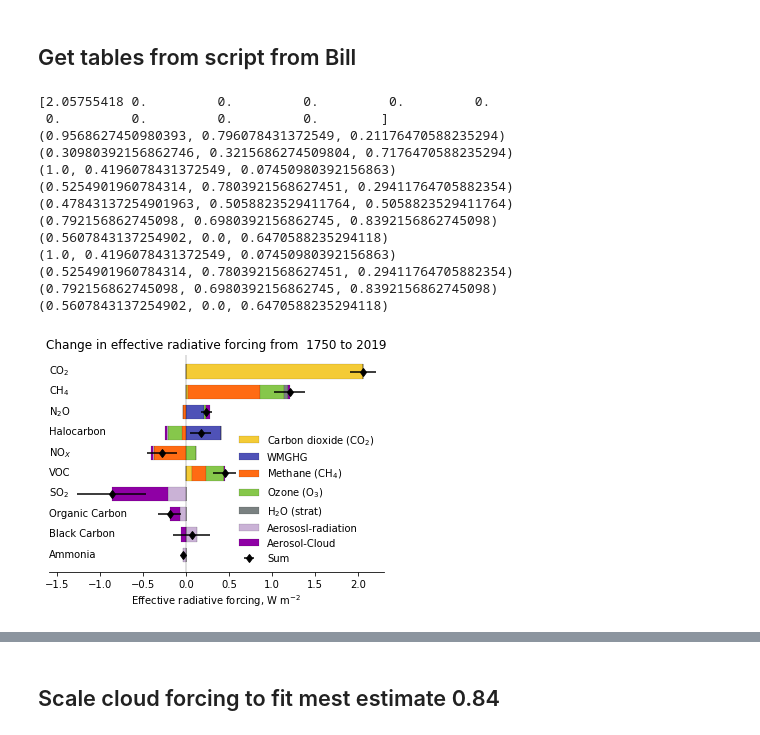
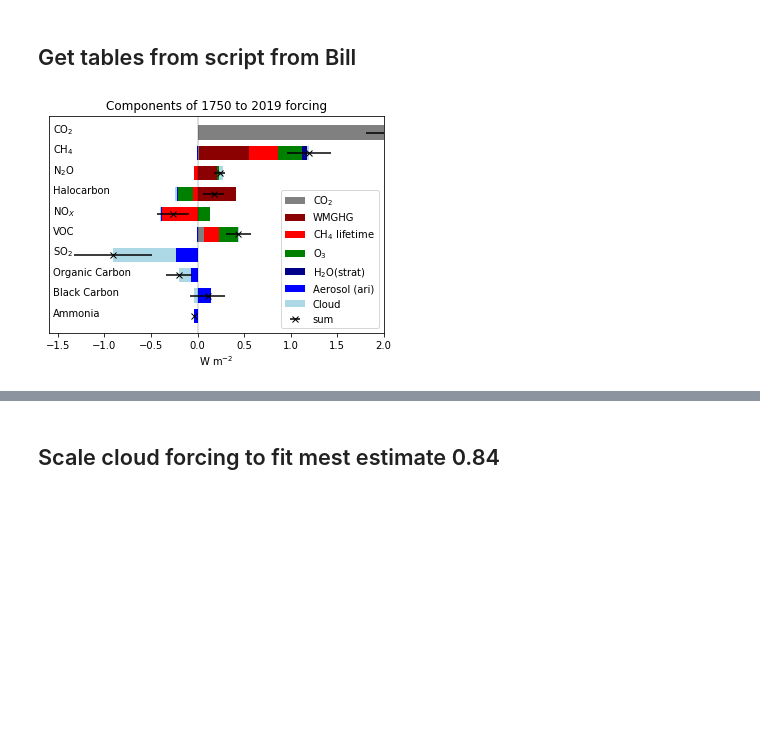
Before and after one commit to sarambl/AR6_CH6_RCMIPFIGS, a Jupyter notebook: ar6_ch6_rcmipfigs/notebooks/GSAT_change_hist_attribution/01_make_historical_attribution.ipynb, the cells around one changed output, grey strips where cells are left out. Drawn from its saved outputs; the diff is of its cells as text; code cells hidden in the pictures; blank space fills up the shorter version.

Commit message:
updated figures on historical attribution

```diff
--- a/ar6_ch6_rcmipfigs/notebooks/GSAT_change_hist_attribution/01_make_historical_attribution.ipynb
+++ b/ar6_ch6_rcmipfigs/notebooks/GSAT_change_hist_attribution/01_make_historical_attribution.ipynb
@@ -29,20 +34,7 @@ from util_hist_att import attribution_1750_2019_v2_smb
 # %%
-table, table_sd = attribution_1750_2019_v2_smb.main(plot=True)
+table, table_sd = attribution_1750_2019_newBC_smb.main(plot=True)
 # %% [output]
-[2.05755418 0.         0.         0.         0.         0.
- 0.         0.         0.         0.        ]
-(0.9568627450980393, 0.796078431372549, 0.21176470588235294)
-(0.30980392156862746, 0.3215686274509804, 0.7176470588235294)
-(1.0, 0.4196078431372549, 0.07450980392156863)
-(0.5254901960784314, 0.7803921568627451, 0.29411764705882354)
-(0.47843137254901963, 0.5058823529411764, 0.5058823529411764)
-(0.792156862745098, 0.6980392156862745, 0.8392156862745098)
-(0.5607843137254902, 0.0, 0.6470588235294118)
-(1.0, 0.4196078431372549, 0.07450980392156863)
-(0.5254901960784314, 0.7803921568627451, 0.29411764705882354)
-(0.792156862745098, 0.6980392156862745, 0.8392156862745098)
-(0.5607843137254902, 0.0, 0.6470588235294118)
-[figure, old version]
+[figure, new version]
 # %%
 table.sum()#_sd
 # %% [output]
```
Also changed, not shown: parts of 12 cells of this notebook, 35 other files.
